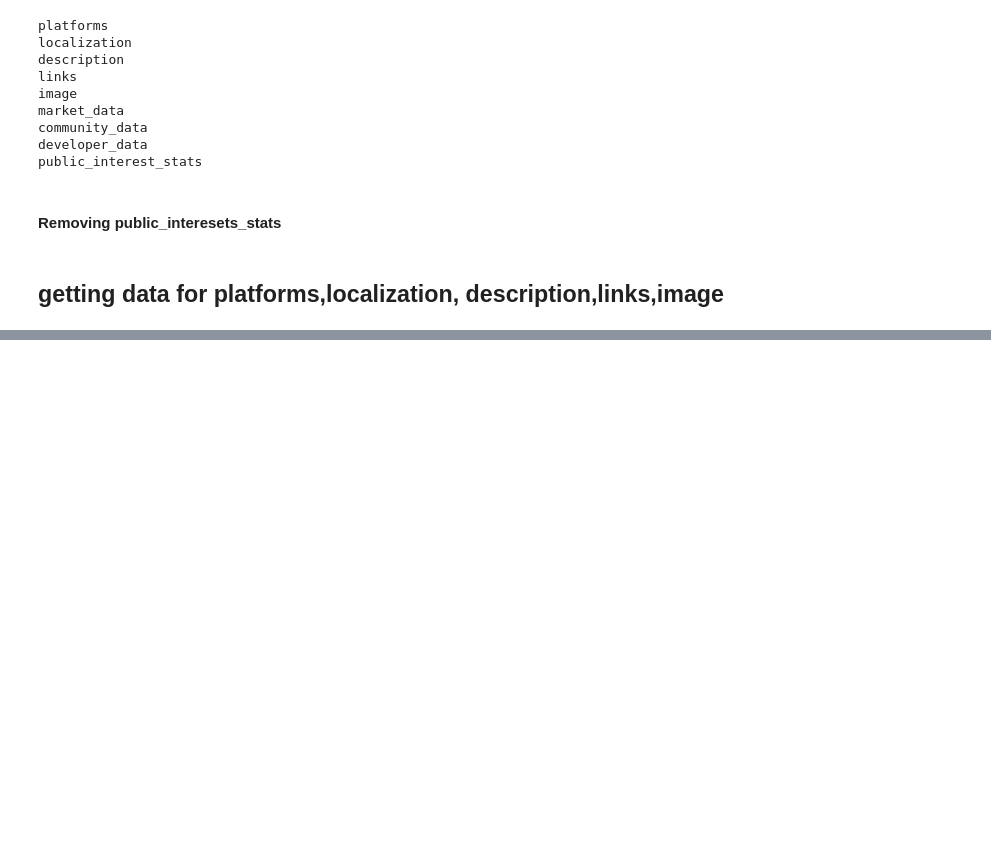
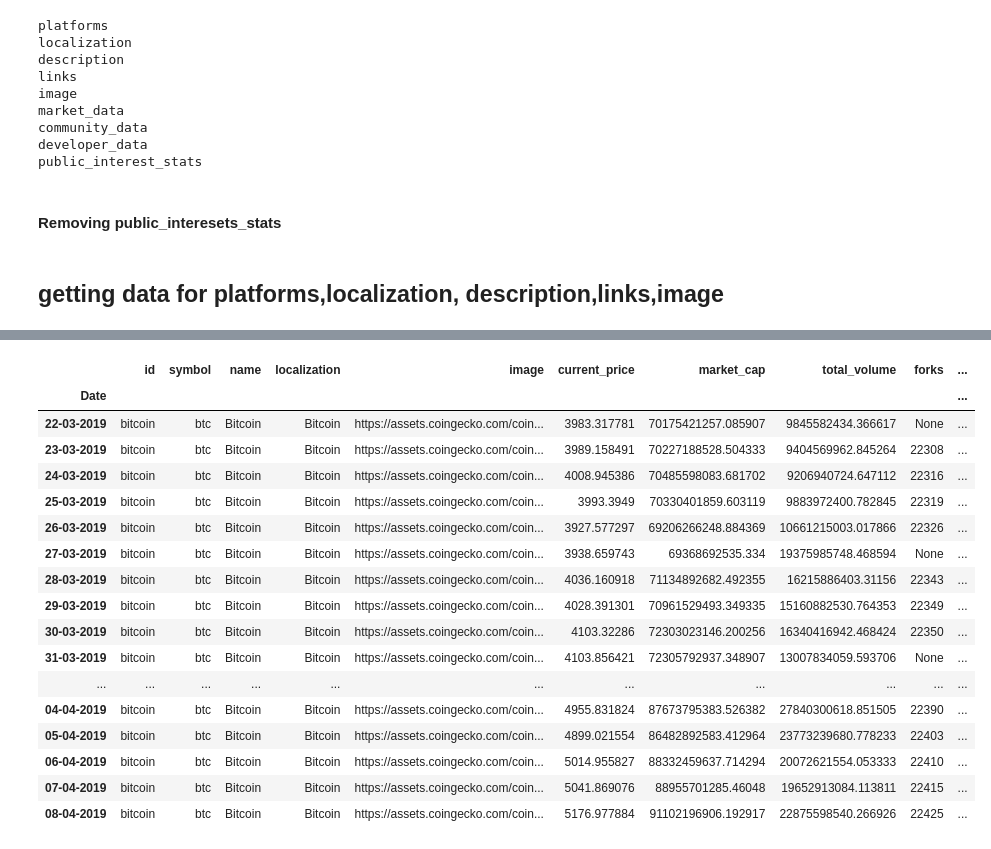
Before and after one commit to prathamagrawal/Crypto2csv, a Jupyter notebook: Data_Extraction/Data_Extraction.ipynb, the cells around one changed output, grey strips where cells are left out. Drawn from its saved outputs; the diff is of its cells as text; code cells hidden in the pictures; blank space fills up the shorter version.

Commit message:
Date Wise Data Extraction

```diff
--- a/Data_Extraction/Data_Extraction.ipynb
+++ b/Data_Extraction/Data_Extraction.ipynb
@@ -95,0 +80,7 @@ output
+# %%
+from datetime import date, timedelta
+
+sdate = date(2019,3,22)   # start date
+edate = date(2019,4,9)   # end date
+dates=list(pandas.date_range(sdate,edate-timedelta(days=1),freq='d'))
+dates=[item.strftime("%d-%m-%Y") for item in dates]
@@ -95,0 +142,31 @@ output
+# %%
+dateurl="https://api.coingecko.com/api/v3/coins/bitcoin/history?date="
+# %%
+if(len(dates)>1):
+    output=process(dateurl+dates[0])
+for i in range(1,len(dates)):
+    output=output.append(process(dateurl+dates[i]))
+# %%
+output['Date']=dates
+output.set_index("Date",inplace=True)
+# %%
+output
+# %% [output]
+|  | id | symbol | name | localization | image | current_price | market_cap | total_volume | forks | ... |
+| Date |  |  |  |  |  |  |  |  |  | ... |
+| 22-03-2019 | bitcoin | btc | Bitcoin | Bitcoin | https://assets.coingecko.com/coin... | 3983.317781 | 70175421257.085907 | 9845582434.366617 | None | ... |
+| 23-03-2019 | bitcoin | btc | Bitcoin | Bitcoin | https://assets.coingecko.com/coin... | 3989.158491 | 70227188528.504333 | 9404569962.845264 | 22308 | ... |
+| 24-03-2019 | bitcoin | btc | Bitcoin | Bitcoin | https://assets.coingecko.com/coin... | 4008.945386 | 70485598083.681702 | 9206940724.647112 | 22316 | ... |
+| 25-03-2019 | bitcoin | btc | Bitcoin | Bitcoin | https://assets.coingecko.com/coin... | 3993.3949 | 70330401859.603119 | 9883972400.782845 | 22319 | ... |
+| 26-03-2019 | bitcoin | btc | Bitcoin | Bitcoin | https://assets.coingecko.com/coin... | 3927.577297 | 69206266248.884369 | 10661215003.017866 | 22326 | ... |
+| 27-03-2019 | bitcoin | btc | Bitcoin | Bitcoin | https://assets.coingecko.com/coin... | 3938.659743 | 69368692535.334 | 19375985748.468594 | None | ... |
+| 28-03-2019 | bitcoin | btc | Bitcoin | Bitcoin | https://assets.coingecko.com/coin... | 4036.160918 | 71134892682.492355 | 16215886403.31156 | 22343 | ... |
+| 29-03-2019 | bitcoin | btc | Bitcoin | Bitcoin | https://assets.coingecko.com/coin... | 4028.391301 | 70961529493.349335 | 15160882530.764353 | 22349 | ... |
+| 30-03-2019 | bitcoin | btc | Bitcoin | Bitcoin | https://assets.coingecko.com/coin... | 4103.32286 | 72303023146.200256 | 16340416942.468424 | 22350 | ... |
+| 31-03-2019 | bitcoin | btc | Bitcoin | Bitcoin | https://assets.coingecko.com/coin... | 4103.856421 | 72305792937.348907 | 13007834059.593706 | None | ... |
+| ... | ... | ... | ... | ... | ... | ... | ... | ... | ... | ... |
+| 04-04-2019 | bitcoin | btc | Bitcoin | Bitcoin | https://assets.coingecko.com/coin... | 4955.831824 | 87673795383.526382 | 27840300618.851505 | 22390 | ... |
+| 05-04-2019 | bitcoin | btc | Bitcoin | Bitcoin | https://assets.coingecko.com/coin... | 4899.021554 | 86482892583.412964 | 23773239680.778233 | 22403 | ... |
+| 06-04-2019 | bitcoin | btc | Bitcoin | Bitcoin | https://assets.coingecko.com/coin... | 5014.955827 | 88332459637.714294 | 20072621554.053333 | 22410 | ... |
+| 07-04-2019 | bitcoin | btc | Bitcoin | Bitcoin | https://assets.coingecko.com/coin... | 5041.869076 | 88955701285.46048 | 19652913084.113811 | 22415 | ... |
+| 08-04-2019 | bitcoin | btc | Bitcoin | Bitcoin | https://assets.coingecko.com/coin... | 5176.977884 | 91102196906.192917 | 22875598540.266926 | 22425 | ... |
```
Also changed, not shown: parts of 5 cells of this notebook, 5 other files.
